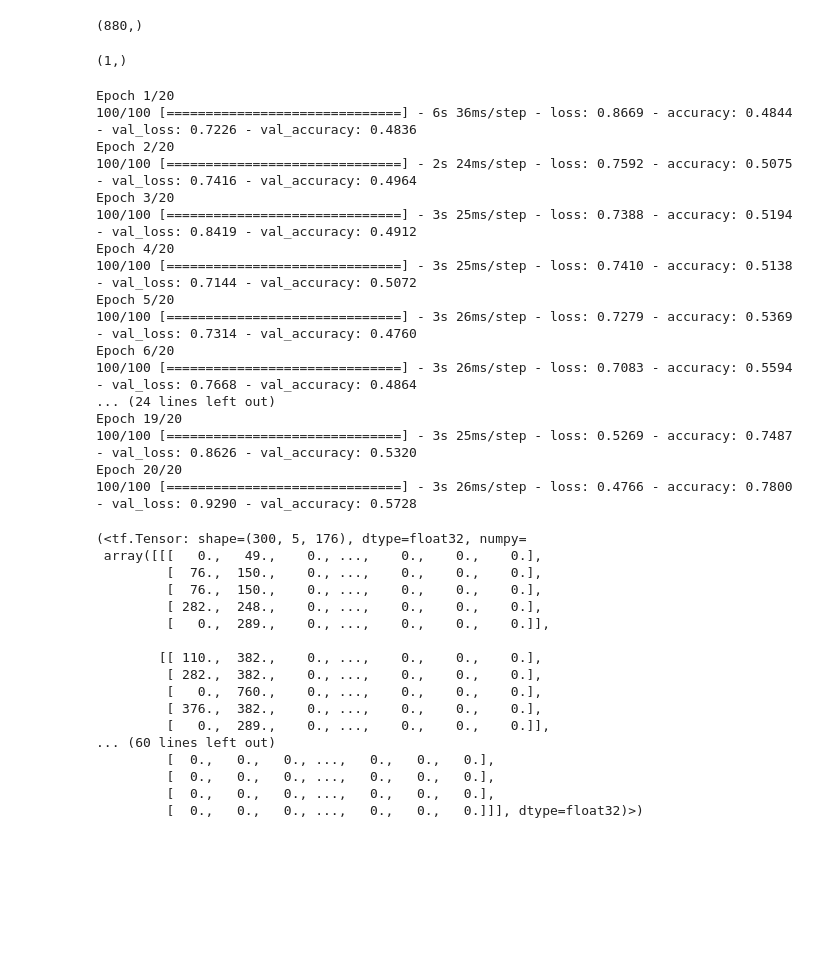
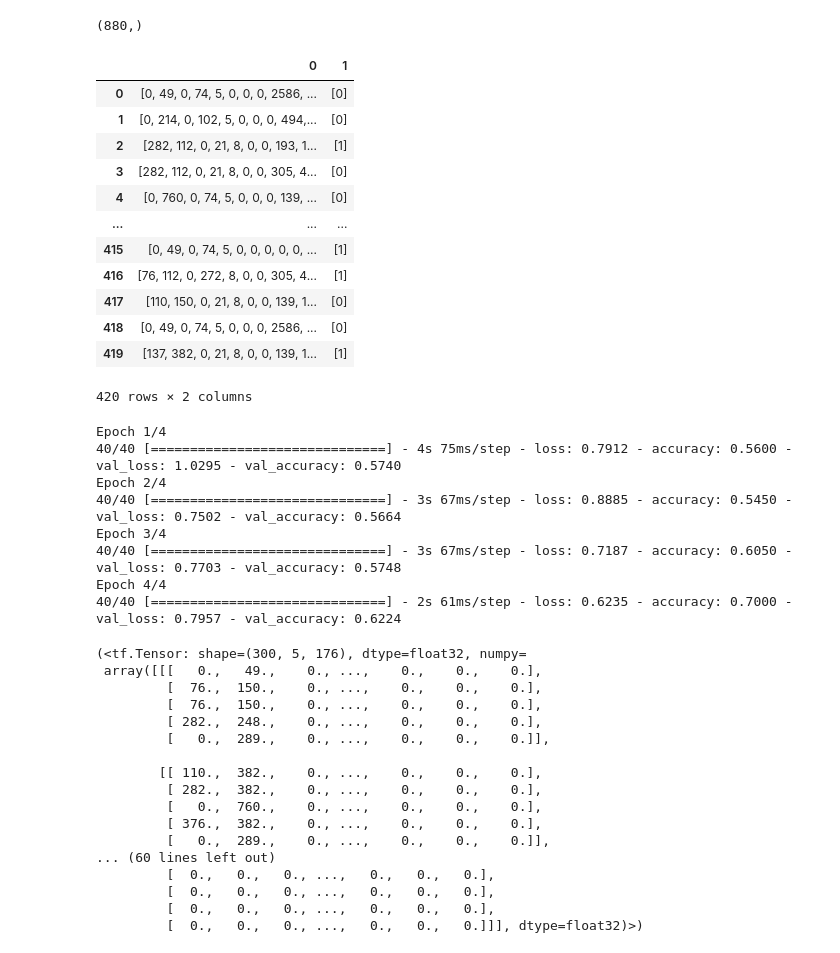
Before and after one commit to X99S5/Transformer_Based_Yugioh_Comparator_Model, a Jupyter notebook: Main.ipynb, the cells around one changed output. Saved outputs shown, nothing was run; the diff lists cells and outputs as text; code cells hidden in the pictures; blank space fills up the shorter version.

Commit message:
Testing model

```diff
--- a/Main.ipynb
+++ b/Main.ipynb
@@ -233,9 +184,21 @@ np.array(Training_Dataset[0][0]).shape
 # %% [output]
 (880,)
 # %%
-pd.DataFrame(Training_Dataset)[0:1][0].shape
+pd.DataFrame(Training_Dataset)
 # %% [output]
+|  | 0 | 1 |
+| 0 | [0, 49, 0, 74, 5, 0, 0, 0, 2586, ... | [0] |
+| 1 | [0, 214, 0, 102, 5, 0, 0, 0, 494,... | [0] |
+| 2 | [282, 112, 0, 21, 8, 0, 0, 193, 1... | [1] |
+| 3 | [282, 112, 0, 21, 8, 0, 0, 305, 4... | [0] |
+| 4 | [0, 760, 0, 74, 5, 0, 0, 0, 139, ... | [0] |
+| ... | ... | ... |
+| 415 | [0, 49, 0, 74, 5, 0, 0, 0, 0, 0, ... | [1] |
+| 416 | [76, 112, 0, 272, 8, 0, 0, 305, 4... | [1] |
+| 417 | [110, 150, 0, 21, 8, 0, 0, 139, 1... | [0] |
+| 418 | [0, 49, 0, 74, 5, 0, 0, 0, 2586, ... | [0] |
+| 419 | [137, 382, 0, 21, 8, 0, 0, 139, 1... | [1] |
-(1,)
+420 rows × 2 columns
 # %%
 class Positional_Embedding(tf.keras.layers.Layer):
   def __init__(self, vocab_size, d_model):
@@ -413,14 +376,14 @@ def Pred_Split_Gen():
 
         yield (train_seti0,train_seti1), train_seti2
 # %%
-Model = FullModel(176 , 5000 , 176*2 , 0.5 , 1)
+Model = FullModel(100 , 5000 , 200 , 0.1 , 1)
 
-learning_rate = CustomSchedule(d_model = 176)
+learning_rate = CustomSchedule(d_model = 100)
 
 optimizer = tf.keras.optimizers.Adam(learning_rate , beta_1=0.9, beta_2=0.98, epsilon=1e-9)
 
 tensorboard_callback = keras.callbacks.TensorBoard(
-    log_dir='Logs/Logs23' ,histogram_freq=1
+    log_dir='Logs/Logs24' ,histogram_freq=1
 )
 
 Model.compile(
@@ -428,27 +391,18 @@ Model.compile(
     optimizer=optimizer,
     metrics= 'accuracy' )
 
-history = Model.fit(Train_Split_Gen() , epochs=20,
-                               validation_data = Val_Split_Gen()  , steps_per_epoch=100 , batch_size=16 ,
+history = Model.fit(Train_Split_Gen() , epochs=4,
+                               validation_data = Val_Split_Gen()  , steps_per_epoch=40 , batch_size=5 ,
                                validation_steps=50 , validation_batch_size=50 , callbacks=[tensorboard_callback] )
 # %% [output]
-Epoch 1/20
-100/100 [==============================] - 6s 36ms/step - loss: 0.8669 - accuracy: 0.4844 - val_loss: 0.7226 - val_accuracy: 0.4836
-Epoch 2/20
-100/100 [==============================] - 2s 24ms/step - loss: 0.7592 - accuracy: 0.5075 - val_loss: 0.7416 - val_accuracy: 0.4964
-Epoch 3/20
-100/100 [==============================] - 3s 25ms/step - loss: 0.7388 - accuracy: 0.5194 - val_loss: 0.8419 - val_accuracy: 0.4912
-Epoch 4/20
-100/100 [==============================] - 3s 25ms/step - loss: 0.7410 - accuracy: 0.5138 - val_loss: 0.7144 - val_accuracy: 0.5072
-Epoch 5/20
-100/100 [==============================] - 3s 26ms/step - loss: 0.7279 - accuracy: 0.5369 - val_loss: 0.7314 - val_accuracy: 0.4760
-Epoch 6/20
-100/100 [==============================] - 3s 26ms/step - loss: 0.7083 - accuracy: 0.5594 - val_loss: 0.7668 - val_accuracy: 0.4864
-... (24 lines left out)
-Epoch 19/20
-100/100 [==============================] - 3s 25ms/step - loss: 0.5269 - accuracy: 0.7487 - val_loss: 0.8626 - val_accuracy: 0.5320
-Epoch 20/20
-100/100 [==============================] - 3s 26ms/step - loss: 0.4766 - accuracy: 0.7800 - val_loss: 0.9290 - val_accuracy: 0.5728
+Epoch 1/4
+40/40 [==============================] - 4s 75ms/step - loss: 0.7912 - accuracy: 0.5600 - val_loss: 1.0295 - val_accuracy: 0.5740
+Epoch 2/4
+40/40 [==============================] - 3s 67ms/step - loss: 0.8885 - accuracy: 0.5450 - val_loss: 0.7502 - val_accuracy: 0.5664
+Epoch 3/4
+40/40 [==============================] - 3s 67ms/step - loss: 0.7187 - accuracy: 0.6050 - val_loss: 0.7703 - val_accuracy: 0.5748
+Epoch 4/4
+40/40 [==============================] - 2s 61ms/step - loss: 0.6235 - accuracy: 0.7000 - val_loss: 0.7957 - val_accuracy: 0.6224
 # %%
 Model.save_weights('Saved_Models/Model5728/Model5728_Weights')
 # %%
```
Also changed, not shown: parts of 4 cells of this notebook.
